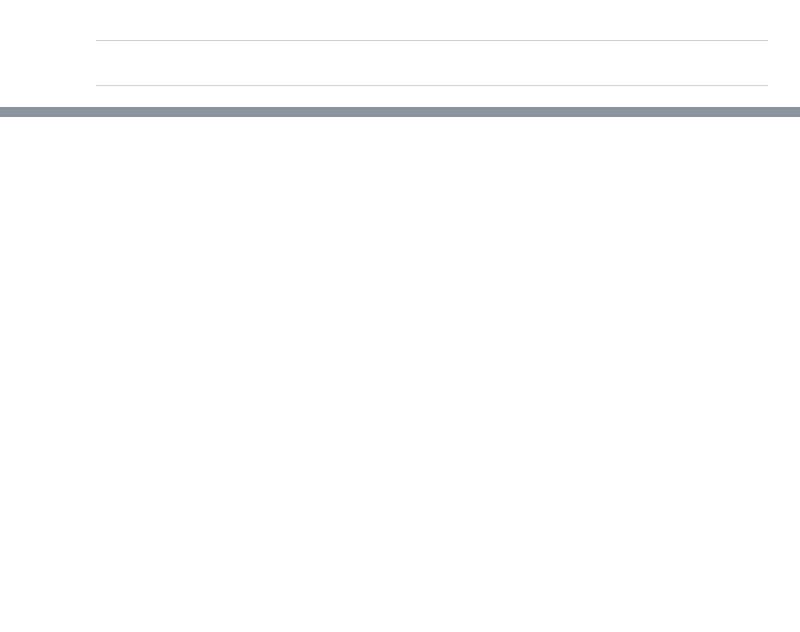
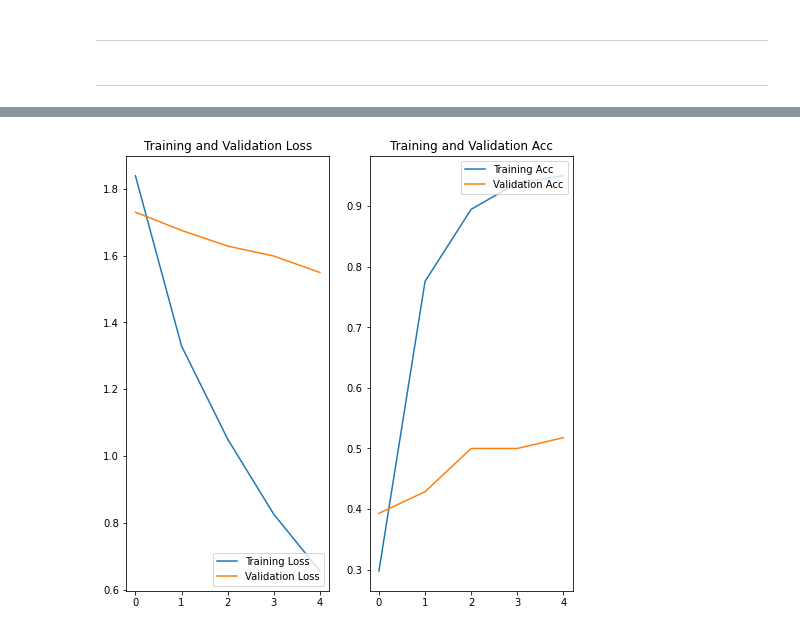
Before and after one commit to cid2rrrr/Drum_Classficiation, a Jupyter notebook: lstm.ipynb, the cells around one changed output, grey strips where cells are left out. Cells and saved outputs as stored; diff of their text form; code cells hidden in the pictures; blank space fills up the shorter version.

```diff
--- a/lstm.ipynb
+++ b/lstm.ipynb
@@ -72,18 +123,21 @@ x_train, x_test, y_train, y_test = train_test_split(x_label, y_label, test_size=
 # %%
-yy_test = np.argmax(y_test, axis = 1)
-yy_train = np.argmax(y_train, axis = 1)
+# yy_test = np.argmax(y_test, axis = 1)
+# yy_train = np.argmax(y_train, axis = 1)
+
+x_train = x_train.reshape((560,1,4096))
 # %% [markdown]
 ---
 # %%
-units = 128
+units = 256
 dropout = 0.2
 
 model = tf.keras.models.Sequential()
 forward_layer = tf.keras.layers.LSTM(units=units, dropout=dropout, recurrent_dropout=dropout)
 backward_layer = tf.keras.layers.LSTM(units=units, activation='relu', go_backwards=True, dropout=dropout, recurrent_dropout=dropout)
-model.add(Bidirectional(forward_layer, backward_layer=backward_layer, input_shape=(4096)))
+model.add(Bidirectional(forward_layer, backward_layer=backward_layer, input_shape=(1,4096)))
+# model.add(Dense(64, activation='relu'))
 model.add(Dense(7, activation='softmax'))
 
 model.compile(optimizer='adam',
-              loss=tf.keras.losses.SparseCategoricalCrossentropy(from_logits=True),
+              loss=tf.keras.losses.categorical_crossentropy,
               metrics=['accuracy'])
@@ -90,2 +148,3 @@ model.compile(optimizer='adam',
-# %%
-history = model.fit(x_train, yy_train, epochs=20, validation_split=0.2, verbose = 0)
+# %%
+with tf.device('/gpu:0'):
+    history = model.fit(x_train, y_train, epochs=5, validation_split=0.1)
@@ -92,25 +162,27 @@ history = model.fit(x_train, yy_train, epochs=20, validation_split=0.2, verbose
 # %%
 import matplotlib.pyplot as plt
 
 acc = history.history['loss']
 val_acc = history.history['val_loss']
 
 loss = history.history['accuracy']
 val_loss = history.history['val_accuracy']
 
-epochs_range = range(20)
+epochs_range = range(5)
 
 plt.figure(figsize=(8, 8))
 plt.subplot(1, 2, 1)
 plt.plot(epochs_range, acc, label='Training Loss')
 plt.plot(epochs_range, val_acc, label='Validation Loss')
 plt.legend(loc='lower right')
 plt.title('Training and Validation Loss')
 
 plt.subplot(1, 2, 2)
 plt.plot(epochs_range, loss, label='Training Acc')
 plt.plot(epochs_range, val_loss, label='Validation Acc')
 plt.legend(loc='upper right')
 plt.title('Training and Validation Acc')
 plt.show()
+# %% [output]
+[figure, added]
 # %%
```
Also changed, not shown: parts of 13 cells of this notebook, 1 other file.
